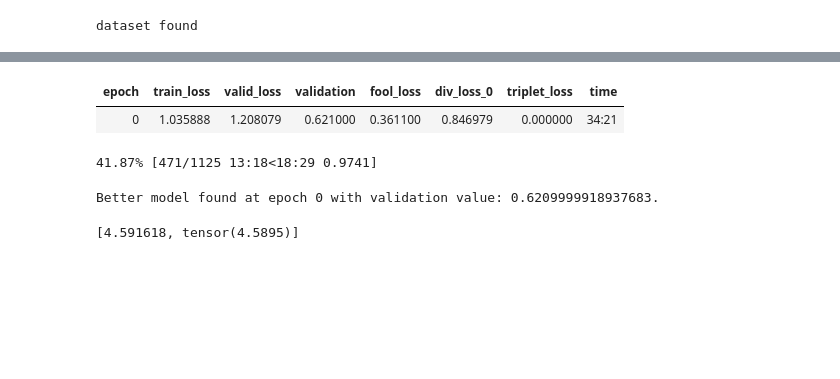
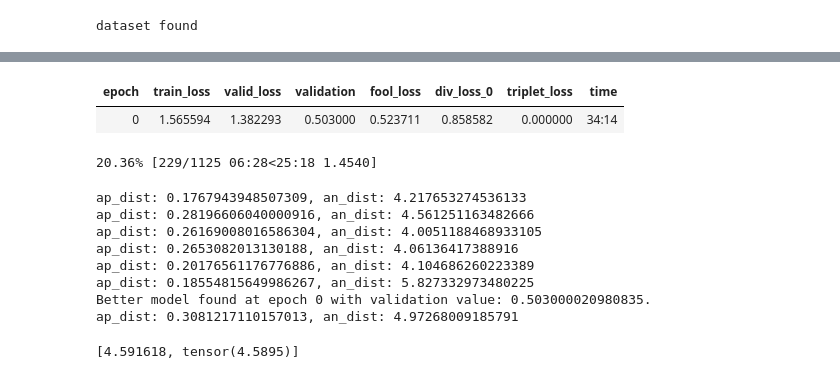
Before and after one commit to ahmad-PH/nag-notebooks, a Jupyter notebook: NAG_tripletLossExperiment.ipynb, the cells around one changed output, grey strips where cells are left out. Saved outputs shown, nothing was run; the diff lists cells and outputs as text; code cells hidden in the pictures; blank space fills up the shorter version.

```diff
--- a/NAG_tripletLossExperiment.ipynb
+++ b/NAG_tripletLossExperiment.ipynb
@@ -409,7 +402,7 @@ class Gen(nn.Module):
   def forward(self, inputs):
     self.bs = inputs.shape[0]
     z = inputs.new_empty([self.bs, self.z_dim]).uniform_(-1,1).cuda()
-    p, n = self.make_triplet_samples(z, 0.1, 2., 5.)
+    p, n = self.make_triplet_samples(z, 0.1, 0.1, 2.)
 
     z_out = self.forward_z(z)
     p_out = self.forward_z(p)
@@ -481,10 +474,24 @@ def wasserstein_distance(x1, x2):
 def l1_distance(x1, x2):
   return F.l1_loss(x1, x2)
 
-def triplet_loss(anchor, positive, negative, distance_func, margin = 0.1):
+def l2_distance(x1, x2):
+  return F.mse_loss(x1 * 10, x2 * 10)
+
+triplet_call_cnt = 0
+
+def triplet_loss(anchor, positive, negative, distance_func, margin):
   # max distance when using l1_distance is 2
   # max distacne when using l2-distance is sqrt(2)
-  return torch.mean(F.relu(distance_func(anchor, positive) - distance_func(anchor, negative) + margin))
+#   print("anchor: ", anchor.min(), anchor.max())
+  ap_dist = distance_func(anchor, positive)
+  an_dist = distance_func(anchor, negative)
+
+  global triplet_call_cnt
+  triplet_call_cnt += 1
+  if triplet_call_cnt % 200 == 0:
+    print("ap_dist: {}, an_dist: {}".format(ap_dist, an_dist))
+
+  return torch.mean(F.relu(ap_dist - an_dist + margin))
 # %%
 def diversity_loss(input, target):
 #   return -1 * torch.mean(torch.pow(f_x_a-f_x_s,2))
@@ -509,7 +516,7 @@ class FeatureLoss(nn.Module):
         self.hooks = hook_outputs(self.diversity_layers, detach=False)
         self.weights = layer_weights
         self.metric_names = ["fool_loss"] + [f"div_loss_{i}" for i in range(len(layers))] + ['triplet_loss']# Maybe Gram
-        self.triplet_weight = 20
+        self.triplet_weight = 4
 
     def make_features(self, x, clone=False):
         y = self.dis(x)
@@ -536,7 +543,7 @@ class FeatureLoss(nn.Module):
 #         raw_diversity_losses = [diversity_loss(a_f, s_f) for a_f, s_f in zip(A_feat, S_feat)]
 #         weighted_diversity_losses = [diversity_loss(a_f, s_f) * weight for a_f, s_f, weight in zip(A_feat, S_feat, self.weights)]
 
-#         raw_triplet_loss = triplet_loss(A_Y, pos_softmax, neg_softmax, l1_distance)
+#         raw_triplet_loss = triplet_loss(A_Y, pos_softmax, neg_softmax, l2_distance, 4.)
 #         weighted_triplet_loss = raw_triplet_loss * self.triplet_weight
 
 #         self.losses = [fooling_loss] + weighted_diversity_losses + [weighted_triplet_loss]
@@ -560,7 +567,7 @@ class FeatureLoss(nn.Module):
       raw_diversity_losses = [diversity_loss(a_f, s_f) for a_f, s_f in zip(A_feat, S_feat)]
       weighted_diversity_losses = [diversity_loss(a_f, s_f) * weight for a_f, s_f, weight in zip(A_feat, S_feat, self.weights)]
 
-      raw_triplet_loss = triplet_loss(sigma_B, sigma_pos, sigma_neg, l1_distance)
+      raw_triplet_loss = triplet_loss(sigma_B, sigma_pos, sigma_neg, l2_distance, 4.)
       weighted_triplet_loss = raw_triplet_loss * self.triplet_weight
 
       self.losses = [fooling_loss] + weighted_diversity_losses + [weighted_triplet_loss]
@@ -579,7 +586,7 @@ class FeatureLoss(nn.Module):
 # %%
 feat_loss = FeatureLoss(arch, layers, layer_weights)
 # %%
-env.save_filename = 'vgg16_10'
+env.save_filename = 'vgg16_11'
 
 if Path(env.get_csv_path() + '.csv').exists(): raise FileExistsError("csv_path already exists")
 if Path(env.get_models_path()).exists(): raise FileExistsError("models_path already exists")
@@ -607,7 +614,12 @@ if len(learn.callback_fns) == 1:
 saver_best = SaveModelCallback(learn, every='improvement', monitor='validation', name=env.save_filename + "-best")
 saver_every_epoch = SaveModelCallback(learn, every='epoch', name=env.save_filename)
 
-learn.fit(40, lr=5e-03, callbacks=[saver_best, saver_every_epoch])
+import cProfile
+
+pr = cProfile.Profile()
+pr.enable()
+learn.fit(3, lr=5e-03, callbacks=[saver_best, saver_every_epoch])
+pr.disable()
 # learn.fit(30, lr=5e-03, wd=0.005, callbacks=[saver_best, saver_every_epoch])
 # learn.fit_one_cycle(20, max_lr=5e-1, callbacks=[saver_callback])
 
@@ -618,5 +630,7 @@ learn.fit(40, lr=5e-03, callbacks=[saver_best, saver_every_epoch])
 shutil.copyfile("/content/" + save_filename + ".csv", csv_path + '.csv')
 shutil.copytree(env.data_path/"models", models_path)
 
+pr.print_stats()
+
 # shutil.copyfile("/content/dataset/models/" + save_filename + "-best.pth", "/content/gdrive/My Drive/DL/models/" + save_filename + ".pth")
 # %% [output]
@@ -624,7 +638,14 @@ shutil.copytree(env.data_path/"models", models_path)
 | epoch | train_loss | valid_loss | validation | fool_loss | div_loss_0 | triplet_loss | time |
-| 0 | 1.035888 | 1.208079 | 0.621000 | 0.361100 | 0.846979 | 0.000000 | 34:21 |
+| 0 | 1.565594 | 1.382293 | 0.503000 | 0.523711 | 0.858582 | 0.000000 | 34:14 |
-41.87% [471/1125 13:18<18:29 0.9741]
+20.36% [229/1125 06:28<25:18 1.4540]
-Better model found at epoch 0 with validation value: 0.6209999918937683.
+ap_dist: 0.1767943948507309, an_dist: 4.217653274536133
+ap_dist: 0.28196606040000916, an_dist: 4.561251163482666
+ap_dist: 0.26169008016586304, an_dist: 4.0051188468933105
+ap_dist: 0.2653082013130188, an_dist: 4.06136417388916
+ap_dist: 0.20176561176776886, an_dist: 4.104686260223389
+ap_dist: 0.18554815649986267, an_dist: 5.827332973480225
+Better model found at epoch 0 with validation value: 0.503000020980835.
+ap_dist: 0.3081217110157013, an_dist: 4.97268009185791
 # %%
 !cp "/content/gdrive/My Drive/DL/models/resnet50-dir/resnet50-dir-best.pth" "/content/resnet50-best.pth"
 learn.load("/content/resnet50-best")
```
Also changed, not shown: parts of 3 cells of this notebook.
